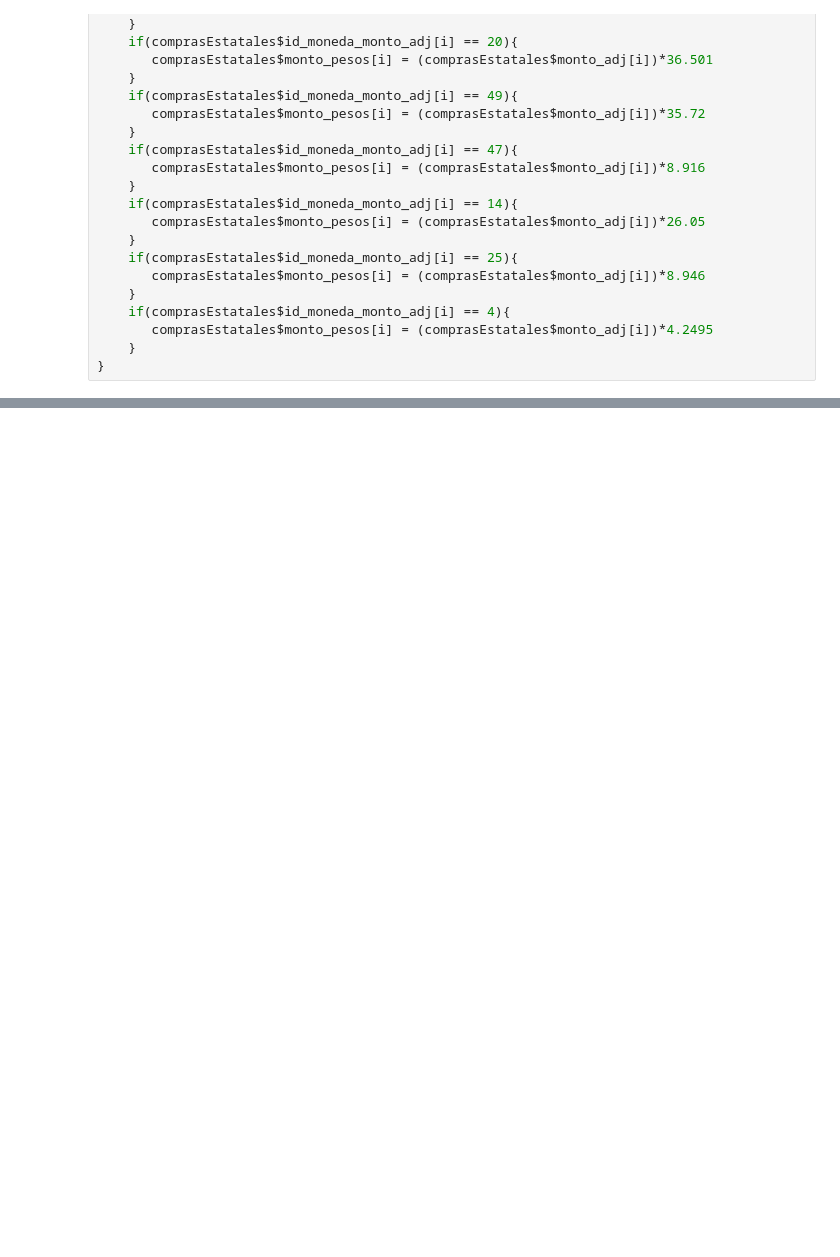
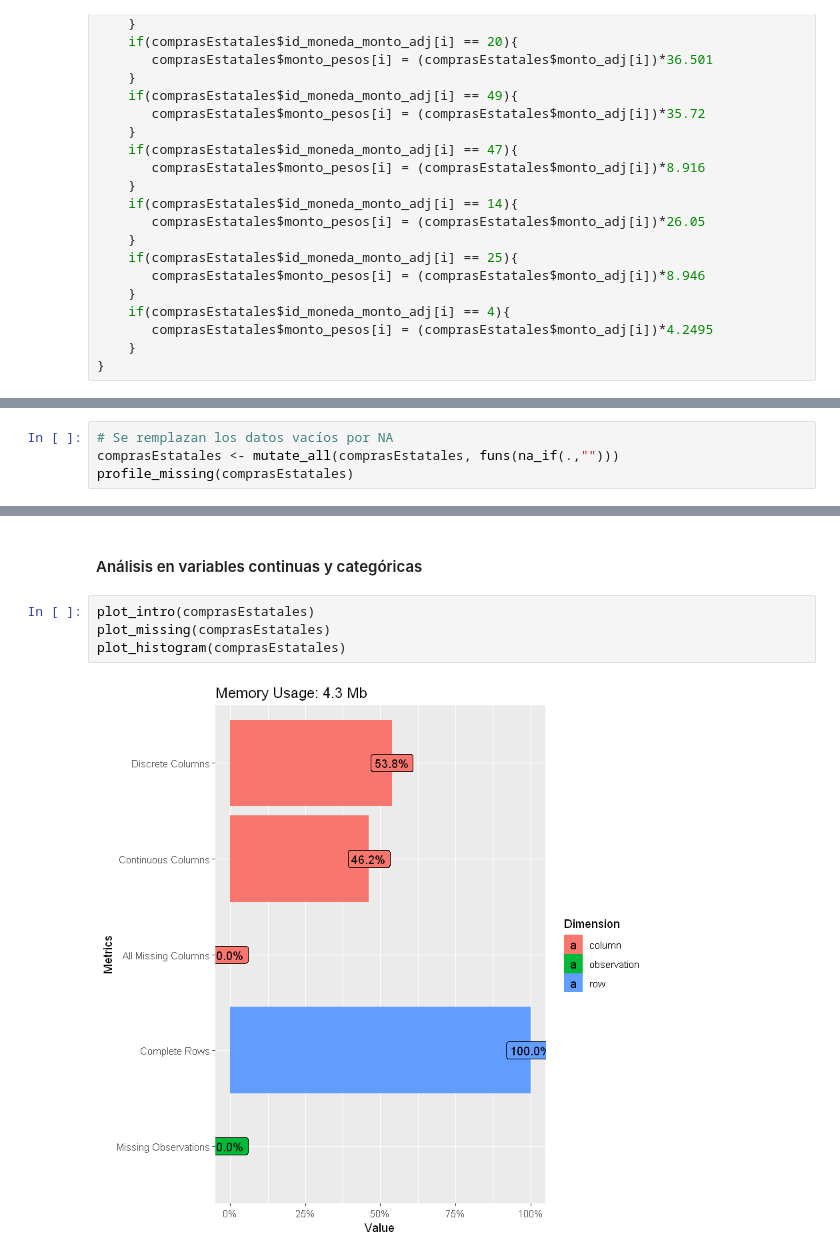
Before and after one commit to UTECjosew/datos, a Jupyter notebook: CienciaDeDatos_EntregaFinal.ipynb, the cells around one changed output, grey strips where cells are left out. Drawn from its saved outputs; the diff is of its cells as text; blank space fills up the shorter version.

```diff
--- a/CienciaDeDatos_EntregaFinal.ipynb
+++ b/CienciaDeDatos_EntregaFinal.ipynb
@@ -831,0 +883,4 @@ head(comprasEstatales)
+# %%
+# Se remplazan los datos vacíos por NA
+comprasEstatales <- mutate_all(comprasEstatales, funs(na_if(.,"")))
+profile_missing(comprasEstatales)
@@ -831,0 +915,8 @@ head(comprasEstatales)
+# %% [markdown]
+#### Análisis en variables continuas y categóricas
+# %%
+plot_intro(comprasEstatales)
+plot_missing(comprasEstatales)
+plot_histogram(comprasEstatales)
+# %% [output]
+[figure, added]
```
Also changed, not shown: parts of 24 cells of this notebook.
